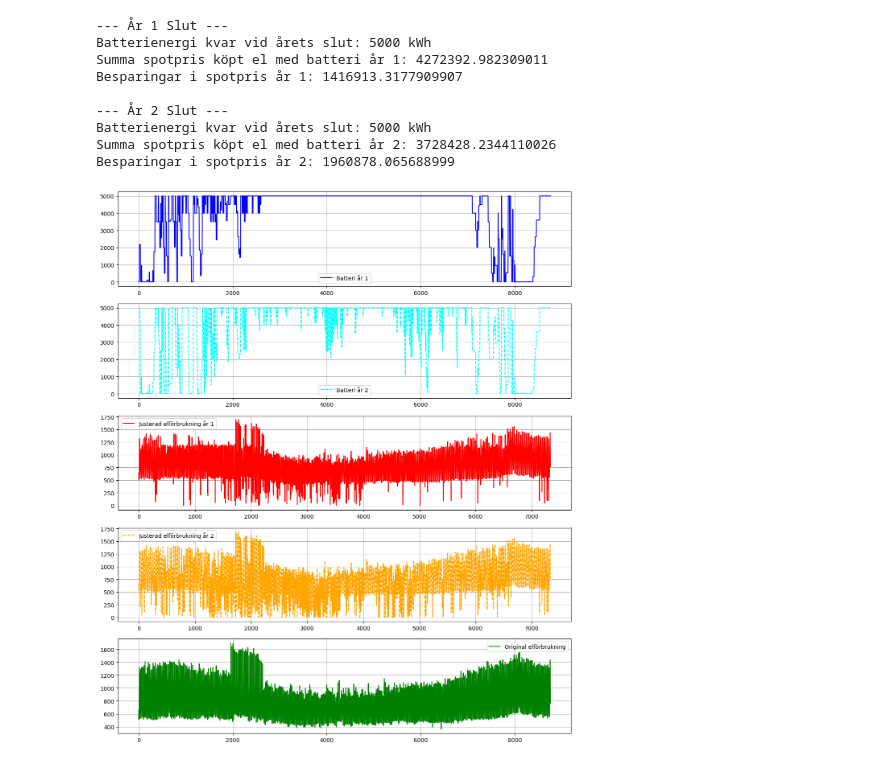
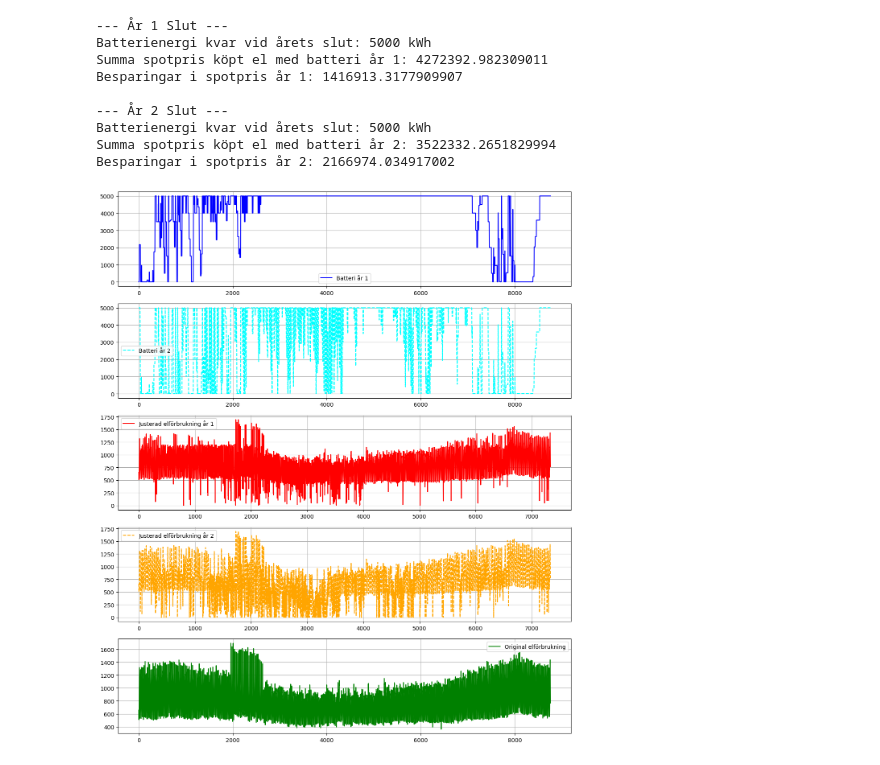
Before and after one commit to Jakobthuresson/Energigemenskaper, a Jupyter notebook: NyEGScript.ipynb, the cells around one changed output. Drawn from its saved outputs; the diff is of its cells as text; code cells hidden in the pictures.

```diff
--- a/NyEGScript.ipynb
+++ b/NyEGScript.ipynb
@@ -109,7 +110,7 @@ import matplotlib.pyplot as plt
 # Read the Excel files
 Solprod = pd.read_excel("SolprodABK.xlsx")
 ABKEl = pd.read_excel("ABKEL.xlsx")
-Spotpris = pd.read_excel("Spotpris.xlsx")
+Spotpris = pd.read_excel("Spotpris.xlsx", names = ["Spotpris"])
 
 # Extract first columns from each
 Sol = Solprod.iloc[:, 0]  # Solar production
@@ -121,7 +122,6 @@ batteriKapacitet = 0.0  # Start with an empty battery
 batteriMaxKapacitet = 5000  # Max battery capacity in kWh
 maxFrånBatteri = 500
 
-# Total spot price without battery
 SummaSpotpris2023 = (Spot * ABK).sum() / 100
 
 # Lists to store values for plotting
@@ -238,33 +238,33 @@ köptEliKr_år2 = KöptElSpotpris / 100
 besparingar_år2 = SummaSpotpris2023 - köptEliKr_år2
 
 print("\n--- År 2 Slut ---")
 print("Batterienergi kvar vid årets slut:", batteriKapacitet, "kWh")
 print("Summa spotpris köpt el med batteri år 2:", köptEliKr_år2)
 print("Besparingar i spotpris år 2:", besparingar_år2)
 
 # ----------------------- PLOTTING RESULTS -----------------------
 fig, ax = plt.subplots(5, 1, figsize=(12, 14))
 
 ax[0].plot(battery_values, label='Batteri år 1', color='blue')
 ax[1].plot(battery_values_year2, label='Batteri år 2', color='cyan', linestyle='dashed')
 ax[2].plot(elförbrukning, label='Justerad elförbrukning år 1', color='red')
 ax[3].plot(elförbrukning_year2, label='Justerad elförbrukning år 2', color='orange', linestyle='dashed')
 ax[4].plot(original_consumption, label='Original elförbrukning', color='green')
 
 for a in ax:
     a.legend()
     a.grid(True)
 
 plt.tight_layout()
 plt.show()
 # %% [output]
 --- År 1 Slut ---
 Batterienergi kvar vid årets slut: 5000 kWh
 Summa spotpris köpt el med batteri år 1: 4272392.982309011
 Besparingar i spotpris år 1: 1416913.3177909907
 
 --- År 2 Slut ---
 Batterienergi kvar vid årets slut: 5000 kWh
-Summa spotpris köpt el med batteri år 2: 3728428.2344110026
-Besparingar i spotpris år 2: 1960878.065688999
+Summa spotpris köpt el med batteri år 2: 3522332.2651829994
+Besparingar i spotpris år 2: 2166974.034917002
-[figure, old version]
+[figure, new version]
```
Also changed, not shown: parts of 2 cells of this notebook.
